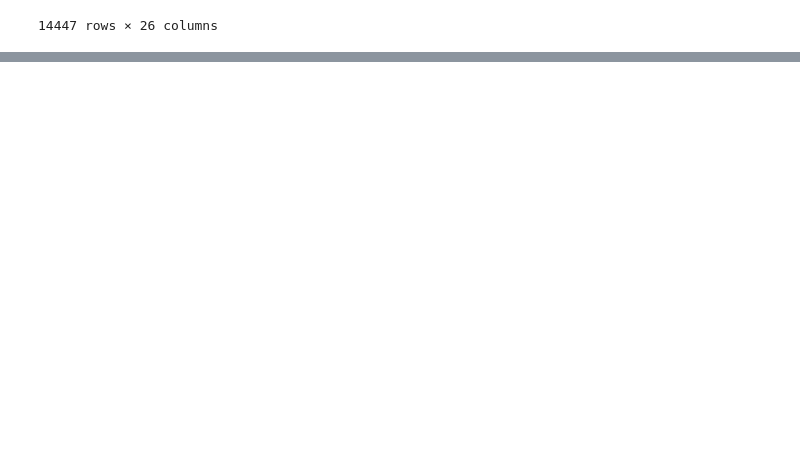
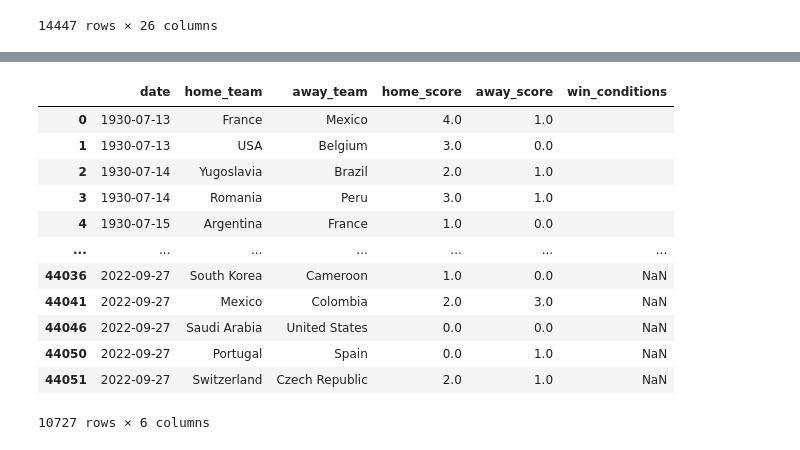
Before and after one commit to jmclement/road_to_qatar_2022, a Jupyter notebook: notebooks/Dataset Merge.ipynb, the cells around one changed output, grey strips where cells are left out. Saved outputs shown, nothing was run; the diff lists cells and outputs as text; code cells hidden in the pictures; blank space fills up the shorter version.

```diff
--- a/notebooks/Dataset Merge.ipynb
+++ b/notebooks/Dataset Merge.ipynb
@@ -605,0 +739,16 @@ merged_worldcupmatches_int_df.to_csv (r'%s/merged_worldcupmatches_int_df.csv' %p
+# %%
+df3
+# %% [output]
+|  | date | home_team | away_team | home_score | away_score | win_conditions |
+| 0 | 1930-07-13 | France | Mexico | 4.0 | 1.0 |  |
+| 1 | 1930-07-13 | USA | Belgium | 3.0 | 0.0 |  |
+| 2 | 1930-07-14 | Yugoslavia | Brazil | 2.0 | 1.0 |  |
+| 3 | 1930-07-14 | Romania | Peru | 3.0 | 1.0 |  |
+| 4 | 1930-07-15 | Argentina | France | 1.0 | 0.0 |  |
+| ... | ... | ... | ... | ... | ... | ... |
+| 44036 | 2022-09-27 | South Korea | Cameroon | 1.0 | 0.0 | NaN |
+| 44041 | 2022-09-27 | Mexico | Colombia | 2.0 | 3.0 | NaN |
+| 44046 | 2022-09-27 | Saudi Arabia | United States | 0.0 | 0.0 | NaN |
+| 44050 | 2022-09-27 | Portugal | Spain | 0.0 | 1.0 | NaN |
+| 44051 | 2022-09-27 | Switzerland | Czech Republic | 2.0 | 1.0 | NaN |
+10727 rows × 6 columns
```
Also changed, not shown: parts of 13 cells of this notebook.
